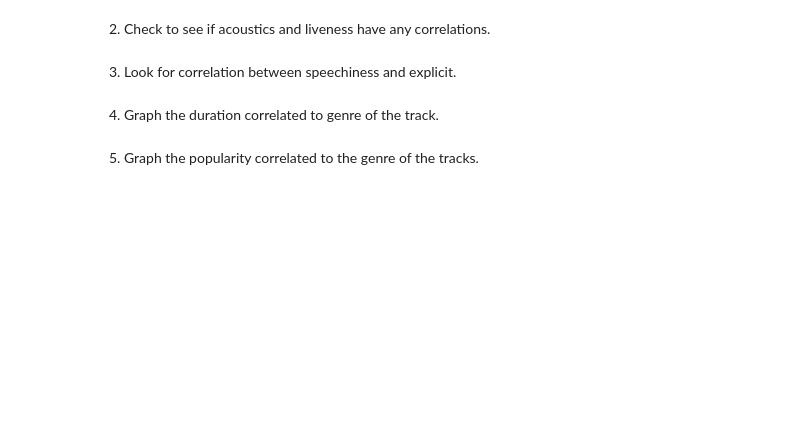
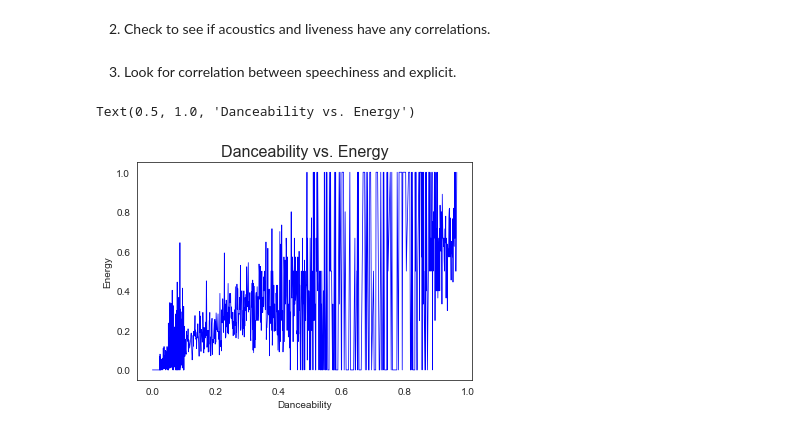
Before and after one commit to kayleeodom/Final-ds, a Jupyter notebook: Final.ipynb, the cells around one changed output. Drawn from its saved outputs; the diff is of its cells as text; code cells hidden in the pictures; blank space fills up the shorter version.

```diff
--- a/Final.ipynb
+++ b/Final.ipynb
@@ -327,7 +335,11 @@ top_fifty.groupby('track_genre')['instrumentalness','tempo','energy'].mean()
 2. Check to see if acoustics and liveness have any correlations.
 # %% [markdown]
 3. Look for correlation between speechiness and explicit.
-# %% [markdown]
-4. Graph the duration correlated to genre of the track.
-# %% [markdown]
-5. Graph the popularity correlated to the genre of the tracks.
+# %%
+sns.lineplot(x=.speechiness, y=df.explicit, color="Blue",ci=None, linewidth=0.75)
+plt.xlabel("Danceability")
+plt.ylabel("Energy")
+plt.title("Danceability vs. Energy",fontsize=16)
+# %% [output]
+Text(0.5, 1.0, 'Danceability vs. Energy')
+[figure, added]
```
Also changed, not shown: parts of 6 cells of this notebook.
